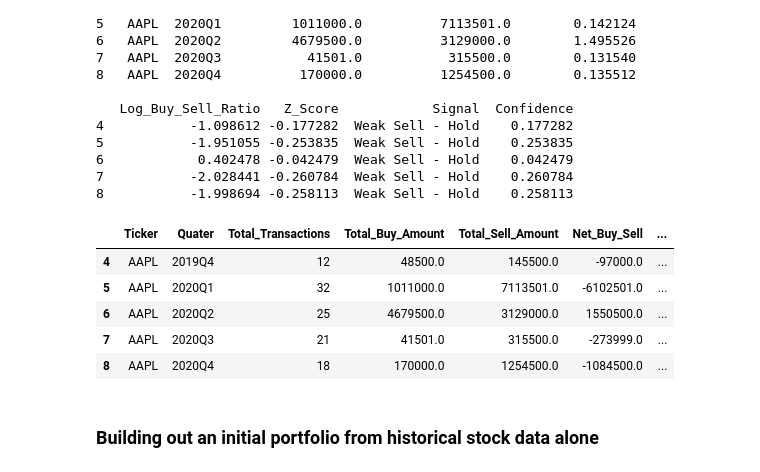
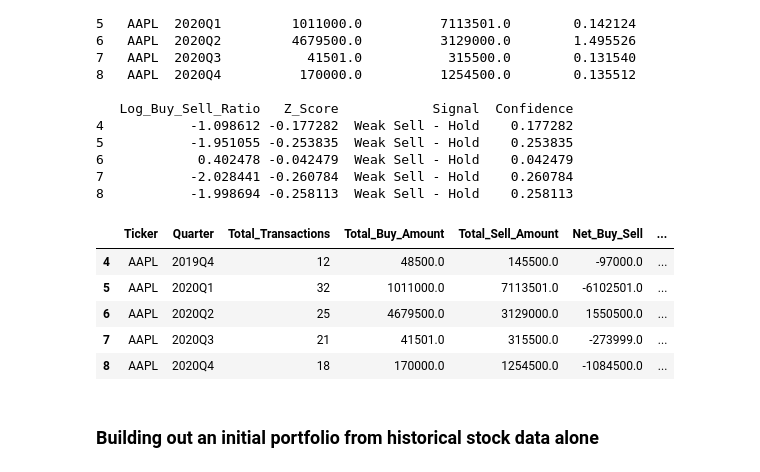
Before and after one commit to codyrosenzweig1/Quant_Trading_Basics_ML, a Jupyter notebook: Personal_Trading_Stratergy.ipynb, the cells around one changed output. Cells and saved outputs as stored; diff of their text form; code cells hidden in the pictures.

```diff
--- a/Personal_Trading_Stratergy.ipynb
+++ b/Personal_Trading_Stratergy.ipynb
@@ -793,9 +793,11 @@ Standard Deviation of Log Ratio: 11.1354
 7           -2.028441 -0.260784  Weak Sell - Hold    0.260784
 8           -1.998694 -0.258113  Weak Sell - Hold    0.258113
 # %%
+quarterly_aggregated.rename(columns={'Quater':'Quarter'}, inplace=True)
+
 quarterly_aggregated.head()
 # %% [output]
-|  | Ticker | Quater | Total_Transactions | Total_Buy_Amount | Total_Sell_Amount | Net_Buy_Sell | ... |
+|  | Ticker | Quarter | Total_Transactions | Total_Buy_Amount | Total_Sell_Amount | Net_Buy_Sell | ... |
 | 4 | AAPL | 2019Q4 | 12 | 48500.0 | 145500.0 | -97000.0 | ... |
 | 5 | AAPL | 2020Q1 | 32 | 1011000.0 | 7113501.0 | -6102501.0 | ... |
 | 6 | AAPL | 2020Q2 | 25 | 4679500.0 | 3129000.0 | 1550500.0 | ... |
```
Also changed, not shown: parts of 16 cells of this notebook.
